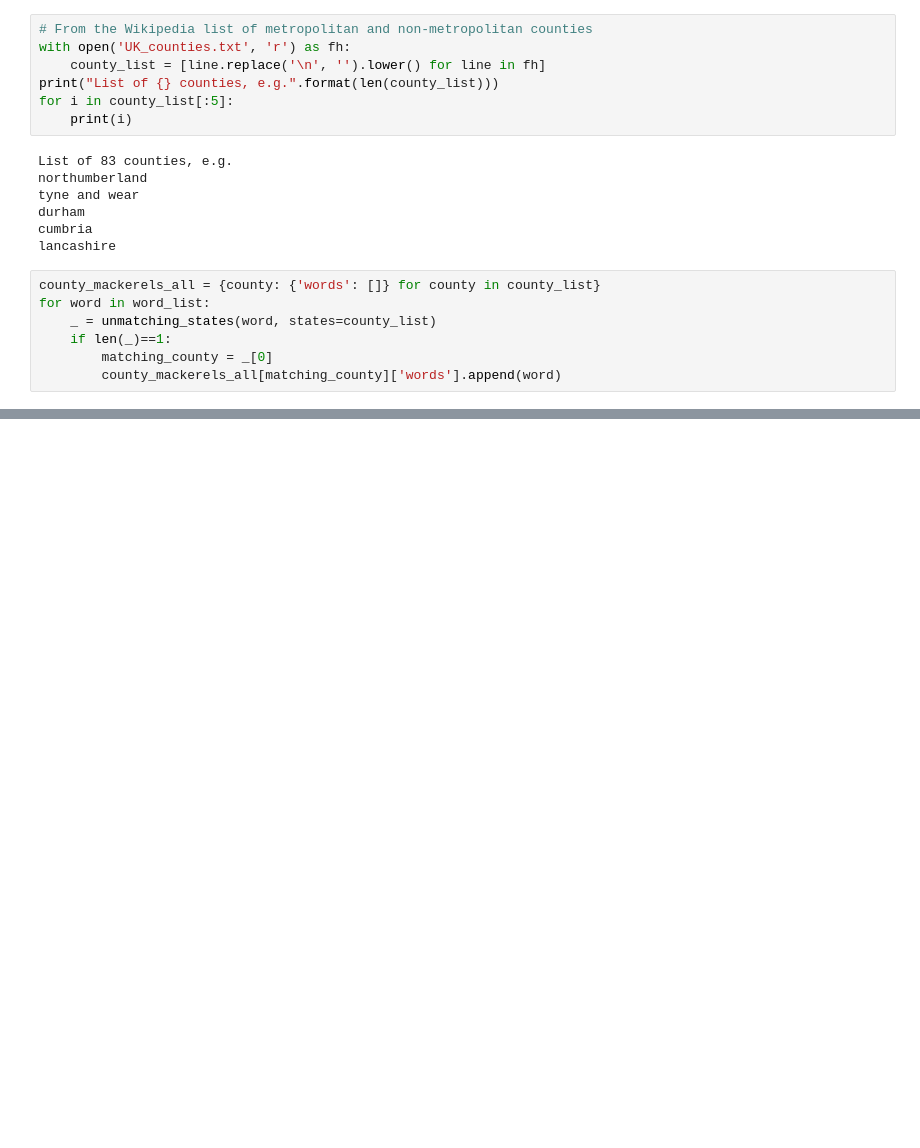
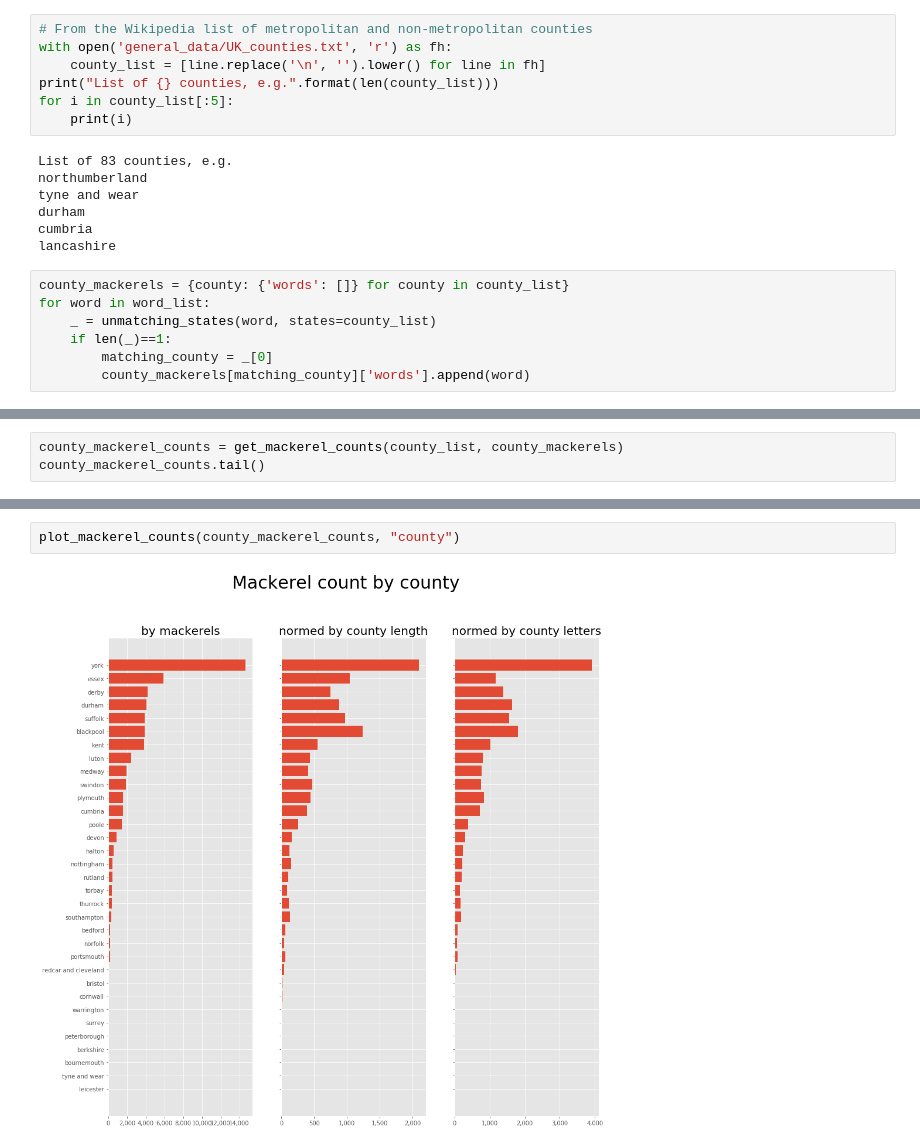
Before and after one commit to setalyas/Riddler, a Jupyter notebook: 2020-05-20 Riddler_Classic Fishy states.ipynb, the cells around one changed output, grey strips where cells are left out. Drawn from its saved outputs; the diff is of its cells as text; blank space fills up the shorter version.

Commit message:
Cleaned up mackerels notebook

```diff
--- a/2020-05-20 Riddler_Classic Fishy states.ipynb
+++ b/2020-05-20 Riddler_Classic Fishy states.ipynb
@@ -235,7 +239,7 @@ get_longest_mackerel(state_mackerels)
 ## 5. Do the same for English counties
 # %%
 # From the Wikipedia list of metropolitan and non-metropolitan counties
-with open('UK_counties.txt', 'r') as fh:
+with open('general_data/UK_counties.txt', 'r') as fh:
     county_list = [line.replace('\n', '').lower() for line in fh]
 print("List of {} counties, e.g.".format(len(county_list)))
 for i in county_list[:5]:
@@ -248,10 +252,10 @@ durham
 cumbria
 lancashire
 # %%
-county_mackerels_all = {county: {'words': []} for county in county_list}
+county_mackerels = {county: {'words': []} for county in county_list}
 for word in word_list:
     _ = unmatching_states(word, states=county_list)
     if len(_)==1:
         matching_county = _[0]
-        county_mackerels_all[matching_county]['words'].append(word)
+        county_mackerels[matching_county]['words'].append(word)
 # %%
@@ -344,0 +290,3 @@ ax.xaxis.set_major_formatter(thou_fmt)
+# %%
+county_mackerel_counts = get_mackerel_counts(county_list, county_mackerels)
+county_mackerel_counts.tail()
@@ -344,0 +300,4 @@ ax.xaxis.set_major_formatter(thou_fmt)
+# %%
+plot_mackerel_counts(county_mackerel_counts, "county")
+# %% [output]
+[figure, added]
```
Also changed, not shown: parts of 13 cells of this notebook, 2 other files.
